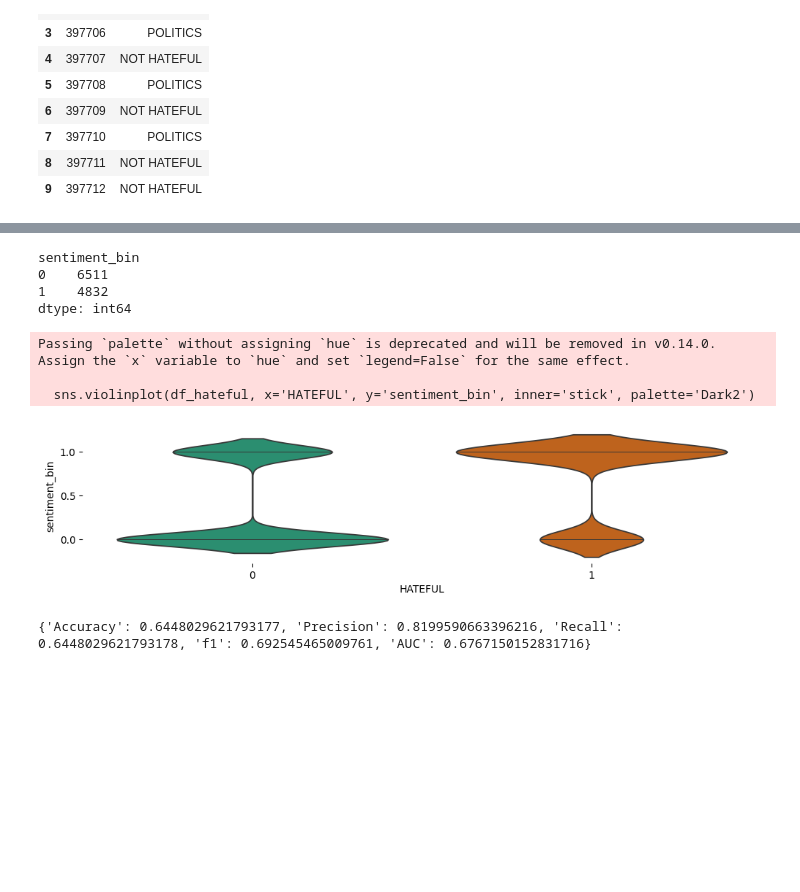
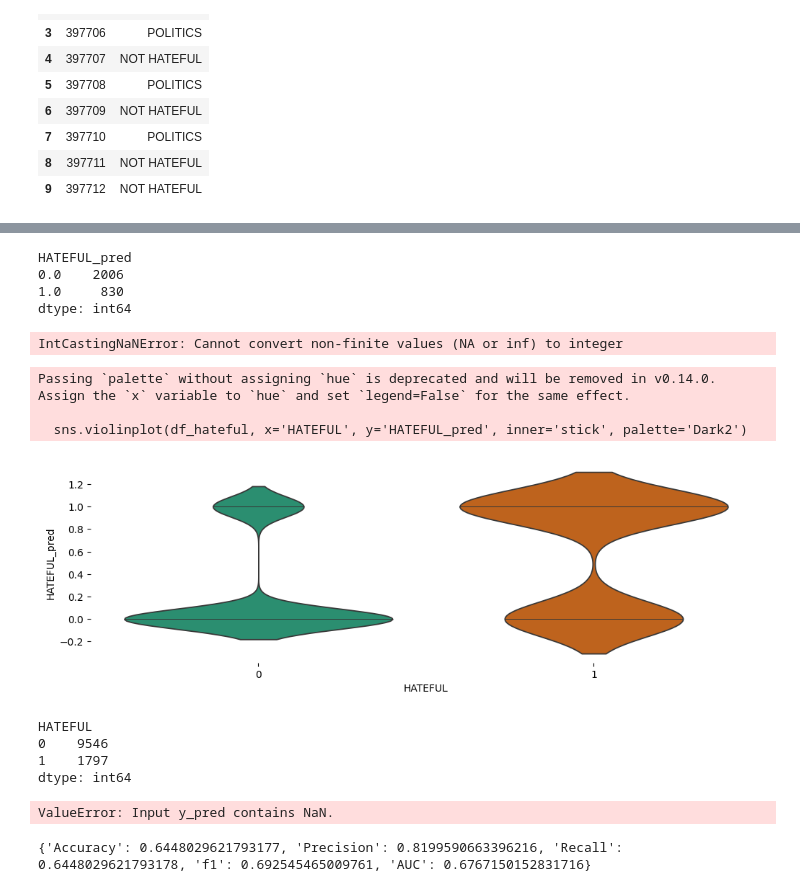
Before and after one commit to natdebandi/hate_speech_ar, a Jupyter notebook: 2_GPT_evaluate_batch_multi.ipynb, the cells around one changed output, grey strips where cells are left out. Cells and saved outputs as stored; diff of their text form; code cells hidden in the pictures; blank space fills up the shorter version.

```diff
--- a/2_GPT_evaluate_batch_multi.ipynb
+++ b/2_GPT_evaluate_batch_multi.ipynb
@@ -156,12 +154,16 @@ def word_in_text(word, text):
         return False
 # %%
 # ajustar los valores y crear una variable binaria entera 1 y 0
-df_multiple['CALLS_pred'] = df_multiple['sentiment'].apply(lambda x: 1 if word_in_text('calls',x) else 0)
-df_multiple['WOMEN_pred'] = df_multiple['sentiment'].apply(lambda x: 1 if word_in_text('women',x) else 0)
-df_multiple['LGBTI_pred'] = df_multiple['sentiment'].apply(lambda x: 1 if word_in_text('lgbti',x) else 0)
-df_multiple['RACISM_pred'] = df_multiple['sentiment'].apply(lambda x: 1 if word_in_text('racism',x) else 0)
-df_multiple['CLASS_pred'] = df_multiple['sentiment'].apply(lambda x: 1 if word_in_text('class',x) else 0)
-df_multiple['POLITICS_pred'] = df_multiple['sentiment'].apply(lambda x: 1 if word_in_text('politics',x) else 0)
-df_multiple['DISABLED_pred'] = df_multiple['sentiment'].apply(lambda x: 1 if word_in_text('disabled',x) else 0)
-df_multiple['APPEARENCE_pred'] = df_multiple['sentiment'].apply(lambda x: 1 if word_in_text('appearance',x) else 0)
-df_multiple['CRIMINAL_pred'] = df_multiple['sentiment'].apply(lambda x: 1 if word_in_text('criminal',x) else 0)
+df_results['CALLS_pred'] = df_results['sentiment_gpt'].apply(lambda x: 1 if word_in_text('calls',x) else 0)
+df_results['WOMEN_pred'] = df_results['sentiment_gpt'].apply(lambda x: 1 if word_in_text('women',x) else 0)
+df_results['LGBTI_pred'] = df_results['sentiment_gpt'].apply(lambda x: 1 if word_in_text('lgbti',x) else 0)
+df_results['RACISM_pred'] = df_results['sentiment_gpt'].apply(lambda x: 1 if word_in_text('racism',x) else 0)
+df_results['CLASS_pred'] = df_results['sentiment_gpt'].apply(lambda x: 1 if word_in_text('class',x) else 0)
+df_results['POLITICS_pred'] = df_results['sentiment_gpt'].apply(lambda x: 1 if word_in_text('politics',x) else 0)
+df_results['DISABLED_pred'] = df_results['sentiment_gpt'].apply(lambda x: 1 if word_in_text('disabled',x) else 0)
+df_results['APPEARENCE_pred'] = df_results['sentiment_gpt'].apply(lambda x: 1 if word_in_text('appearance',x) else 0)
+df_results['CRIMINAL_pred'] = df_results['sentiment_gpt'].apply(lambda x: 1 if word_in_text('criminal',x) else 0)
+# %%
+df_results['HATEFUL_pred']= df_results[['CALLS_pred','WOMEN_pred','LGBTI_pred','RACISM_pred','CLASS_pred','POLITICS_pred','DISABLED_pred','APPEARENCE_pred','CRIMINAL_pred']].max(axis=1)
+
+df_results.groupby(['HATEFUL_pred']).size()
@@ -206,24 +217,26 @@ df_hateful[0:10]
-# %%
-## ajustar los valores y crear una variable binaria entera 1 y 0
-df_hateful['sentiment_bin'] = df_hateful['sentiment_gpt'].apply(lambda x: 1 if (x=='hateful' or x=='Hateful') else 0)
-df_hateful.groupby(['sentiment_bin']).size()
-# %% [output]
-sentiment_bin
-0    6511
-1    4832
-dtype: int64
+# %%
+df_hateful.groupby(['HATEFUL_pred']).size()
+# %% [output]
+HATEFUL_pred
+0.0    2006
+1.0     830
+dtype: int64
+# %%
+df_hateful['HATEFUL_pred'] = df_hateful['HATEFUL_pred'].astype(int)
+# %% [output]
+IntCastingNaNError: Cannot convert non-finite values (NA or inf) to integer
 # %%
 from matplotlib import pyplot as plt
 import seaborn as sns
-figsize = (12, 1.2 * len(df_hateful['sentiment_bin'].unique()))
+figsize = (12, 1.2 * len(df_hateful['HATEFUL_pred'].unique()))
 plt.figure(figsize=figsize)
-sns.violinplot(df_hateful, x='HATEFUL', y='sentiment_bin', inner='stick', palette='Dark2')
+sns.violinplot(df_hateful, x='HATEFUL', y='HATEFUL_pred', inner='stick', palette='Dark2')
 sns.despine(top=True, right=True, bottom=True, left=True)
 # %% [output]
 Passing `palette` without assigning `hue` is deprecated and will be removed in v0.14.0. Assign the `x` variable to `hue` and set `legend=False` for the same effect.
 
-  sns.violinplot(df_hateful, x='HATEFUL', y='sentiment_bin', inner='stick', palette='Dark2')
+  sns.violinplot(df_hateful, x='HATEFUL', y='HATEFUL_pred', inner='stick', palette='Dark2')
-[figure, old version]
+[figure, new version]
 # %%
 from sklearn.metrics import accuracy_score, precision_score, recall_score, f1_score,roc_auc_score
 from sklearn.metrics import mean_squared_error, mean_absolute_error, r2_score
@@ -241,0 +253,11 @@ def compare_model_predictions(y_true, y_pred, problem_type='classification'):
+# %%
+df_hateful.groupby(['HATEFUL']).size()
+# %% [output]
+HATEFUL
+0    9546
+1    1797
+dtype: int64
+# %%
+compare_model_predictions(df_hateful['HATEFUL'],df_hateful['HATEFUL_pred'])
+# %% [output]
+ValueError: Input y_pred contains NaN.
```
Also changed, not shown: parts of 8 cells of this notebook.
